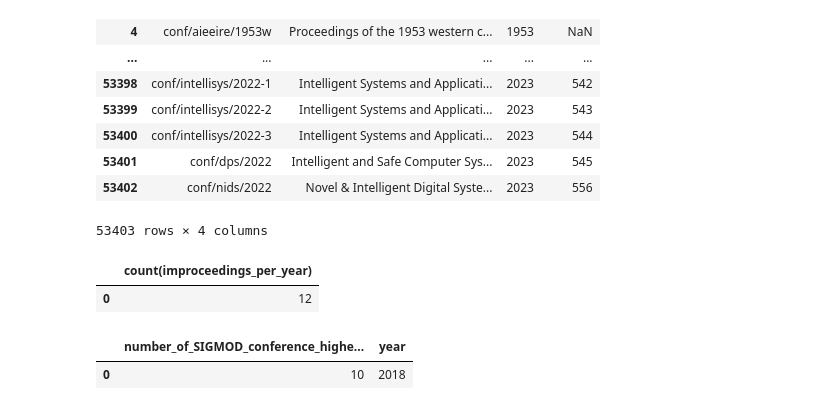
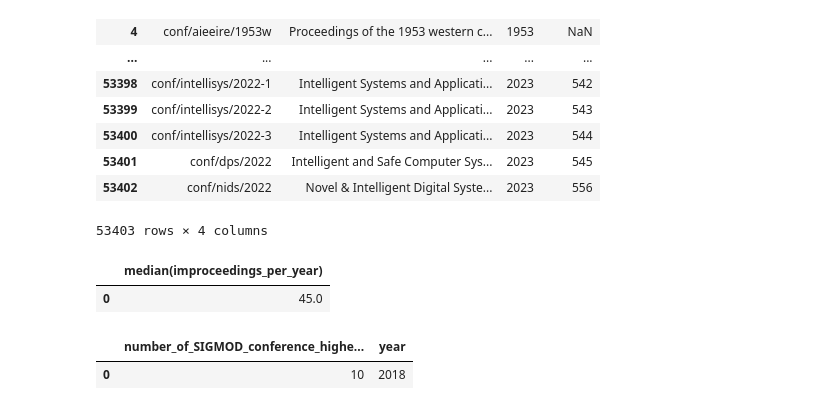
Before and after one commit to OGnTn/daos_project, a Jupyter notebook: duck_queries.ipynb, the cells around one changed output. Drawn from its saved outputs; the diff is of its cells as text; code cells hidden in the pictures.

Commit message:
queryM3 median problem solved (thanks Haythem)

```diff
--- a/duck_queries.ipynb
+++ b/duck_queries.ipynb
@@ -105,13 +105,21 @@ duckdb.query(queryM2).to_df()
 | 53402 | conf/nids/2022 | Novel & Intelligent Digital Syste... | 2023 | 556 |
 53403 rows × 4 columns
 # %%
-#queryM3 = "SELECT AVG(improceedings_per_year) AS Median_improceedings_per_year FROM (SELECT COUNT(improceeding.improceeding_id) AS improceedings_per_year FROM booktitle JOIN booktitle_improceeding ON booktitle_improceeding.booktitle_id=booktitle.booktitle_id JOIN improceeding ON improceeding.improceeding_id=booktitle_improceeding.improceeding_id WHERE booktitle.booktitle_name='CIDR' GROUP BY improceeding.year)"
-#queryM3 = "SELECT COUNT(improceeding.improceeding_id) AS improceedings_per_year FROM booktitle JOIN booktitle_improceeding ON booktitle_improceeding.booktitle_id=booktitle.booktitle_id JOIN improceeding ON improceeding.improceeding_id=booktitle_improceeding.improceeding_id WHERE booktitle.booktitle_name='CIDR' GROUP BY improceeding.year ORDER BY improceedings_per_year"
-queryM3 = "SELECT COUNT(improceedings_per_year) FROM (SELECT COUNT(improceeding.improceeding_id) AS improceedings_per_year FROM booktitle JOIN booktitle_improceeding ON booktitle_improceeding.booktitle_id=booktitle.booktitle_id JOIN improceeding ON improceeding.improceeding_id=booktitle_improceeding.improceeding_id WHERE booktitle.booktitle_name='CIDR' GROUP BY improceeding.year ORDER BY improceedings_per_year)"
-
+#queryM3 = "SELECT COUNT(improceeding.improceeding_id) AS improceedings_per_year FROM booktitle JOIN booktitle_improceeding ON booktitle_improceeding.booktitle_id=booktitle.booktitle_id JOIN improceeding ON improceeding.improceeding_id=booktitle_improceeding.improceeding_id WHERE booktitle.booktitle_name='CIDR' GROUP BY improceeding.year"
+queryM3 ="""
+            SELECT MEDIAN(Frequency) FROM (
+            SELECT count(improceeding.improceeding_id) as frequency,improceeding.year AS improceedings_per_year
+            FROM booktitle
+            JOIN booktitle_improceeding ON booktitle_improceeding.booktitle_id=booktitle.booktitle_id
+            JOIN improceeding ON improceeding.improceeding_id=booktitle_improceeding.improceeding_id
+            WHERE booktitle.booktitle_name='CIDR'
+            GROUP BY improceeding.year
+            ORDER BY improceeding.year ASC
+            )
+            """
 duckdb.query(queryM3).to_df()
 # %% [output]
-|  | count(improceedings_per_year) |
-| 0 | 12 |
+|  | median(improceedings_per_year) |
+| 0 | 45.0 |
 # %%
 #queryM4 = "SELECT COUNT(year), year FROM booktitle JOIN booktitle_improceeding ON booktitle_improceeding.booktitle_id=booktitle.booktitle_id JOIN improceeding ON improceeding.improceeding_id=booktitle_improceeding.improceeding_id WHERE booktitle.booktitle_name='SIGMOD' GROUP BY year ORDER BY year"
```
Also changed, not shown: parts of 4 cells of this notebook.
